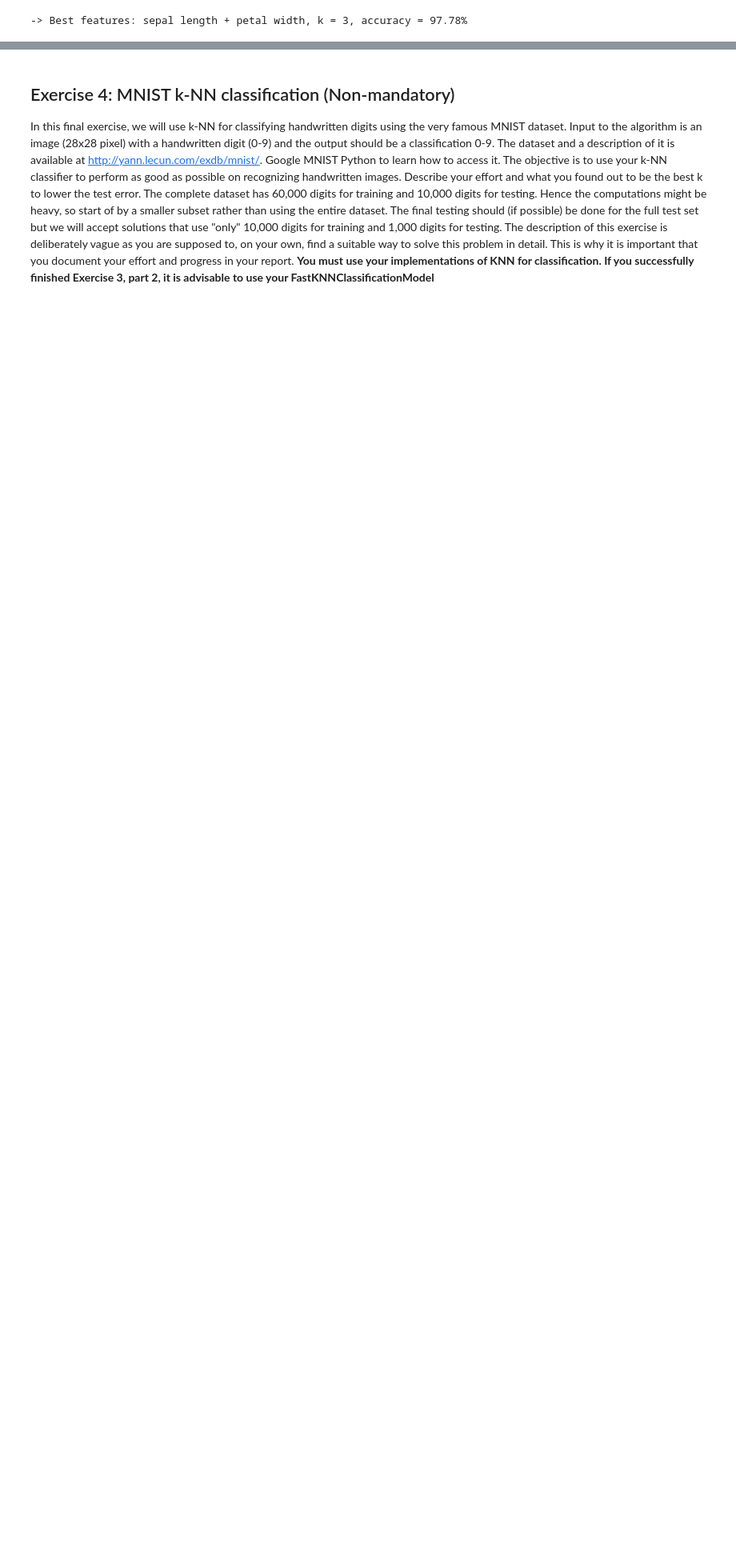
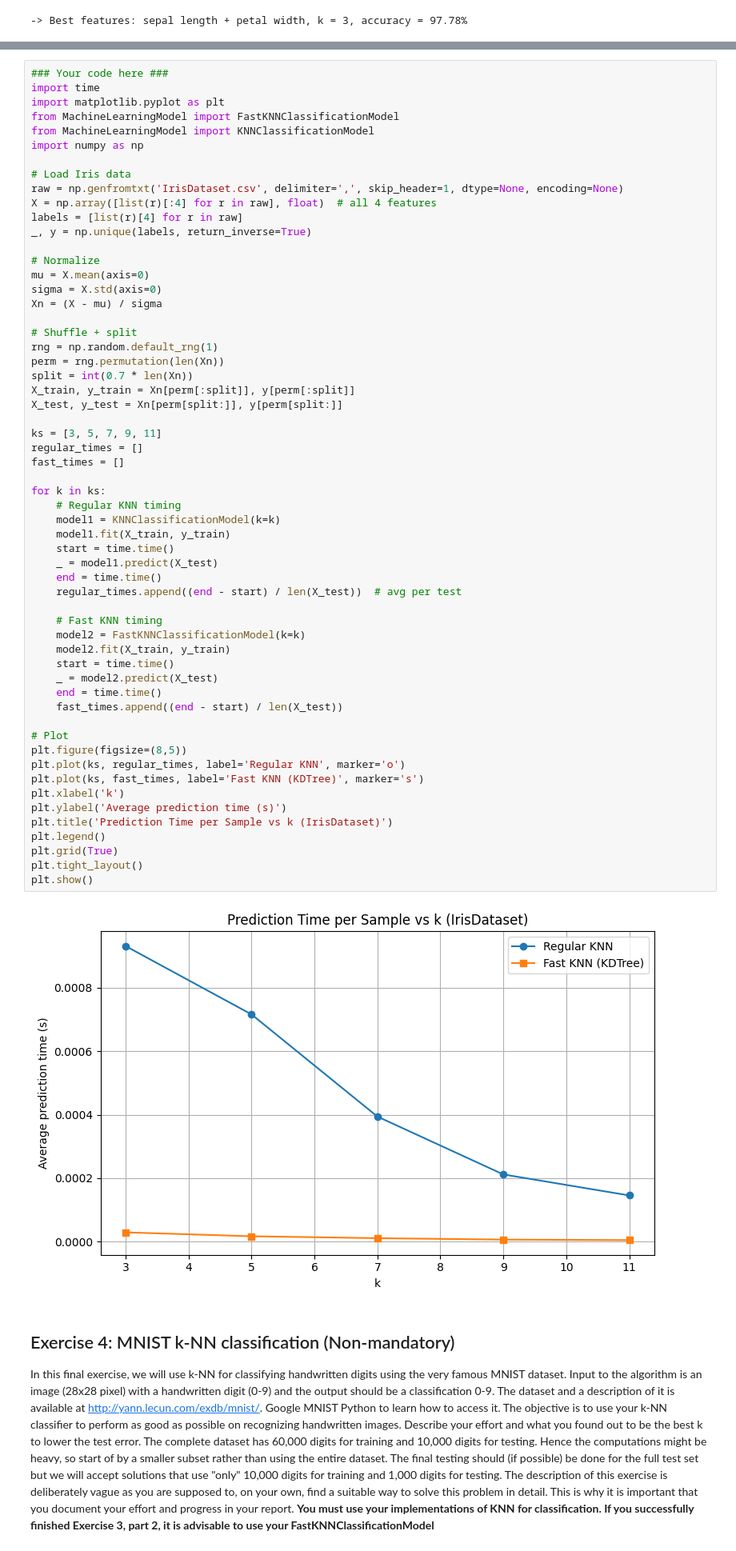
Before and after one commit to abdi221/ML_A1, a Jupyter notebook: Assignment-1-(2025)/Assignment 1/A1.ipynb, the cells around one changed output, grey strips where cells are left out. Shown at 80% size. Saved outputs shown, nothing was run; the diff lists cells and outputs as text; blank space fills up the shorter version.

Commit message:
Add FastKNNClassificationModel with KDTree and timing comparison plot

```diff
--- a/Assignment-1-(2025)/Assignment 1/A1.ipynb
+++ b/Assignment-1-(2025)/Assignment 1/A1.ipynb
@@ -376,3 +374,63 @@ print(f'-> Best features: {feature_names[i]} + {feature_names[j]}, k = {best_k},
+# %%
+### Your code here ###
+import time
+import matplotlib.pyplot as plt
+from MachineLearningModel import FastKNNClassificationModel
+from MachineLearningModel import KNNClassificationModel
+import numpy as np
+
+# Load Iris data
+raw = np.genfromtxt('IrisDataset.csv', delimiter=',', skip_header=1, dtype=None, encoding=None)
+X = np.array([list(r)[:4] for r in raw], float)  # all 4 features
+labels = [list(r)[4] for r in raw]
+_, y = np.unique(labels, return_inverse=True)
+
+# Normalize
+mu = X.mean(axis=0)
+sigma = X.std(axis=0)
+Xn = (X - mu) / sigma
+
+# Shuffle + split
+rng = np.random.default_rng(1)
+perm = rng.permutation(len(Xn))
+split = int(0.7 * len(Xn))
+X_train, y_train = Xn[perm[:split]], y[perm[:split]]
+X_test, y_test = Xn[perm[split:]], y[perm[split:]]
+
+ks = [3, 5, 7, 9, 11]
+regular_times = []
+fast_times = []
+
+for k in ks:
+    # Regular KNN timing
+    model1 = KNNClassificationModel(k=k)
+    model1.fit(X_train, y_train)
+    start = time.time()
+    _ = model1.predict(X_test)
+    end = time.time()
+    regular_times.append((end - start) / len(X_test))  # avg per test
+
+    # Fast KNN timing
+    model2 = FastKNNClassificationModel(k=k)
+    model2.fit(X_train, y_train)
+    start = time.time()
+    _ = model2.predict(X_test)
+    end = time.time()
+    fast_times.append((end - start) / len(X_test))
+
+# Plot
+plt.figure(figsize=(8,5))
+plt.plot(ks, regular_times, label='Regular KNN', marker='o')
+plt.plot(ks, fast_times, label='Fast KNN (KDTree)', marker='s')
+plt.xlabel('k')
+plt.ylabel('Average prediction time (s)')
+plt.title('Prediction Time per Sample vs k (IrisDataset)')
+plt.legend()
+plt.grid(True)
+plt.tight_layout()
+plt.show()
+# %% [output]
+[figure, added]
 # %% [markdown]
 ## Exercise 4: MNIST k-NN classification (Non-mandatory)
 
```
Also changed, not shown: parts of 1 cell of this notebook.
